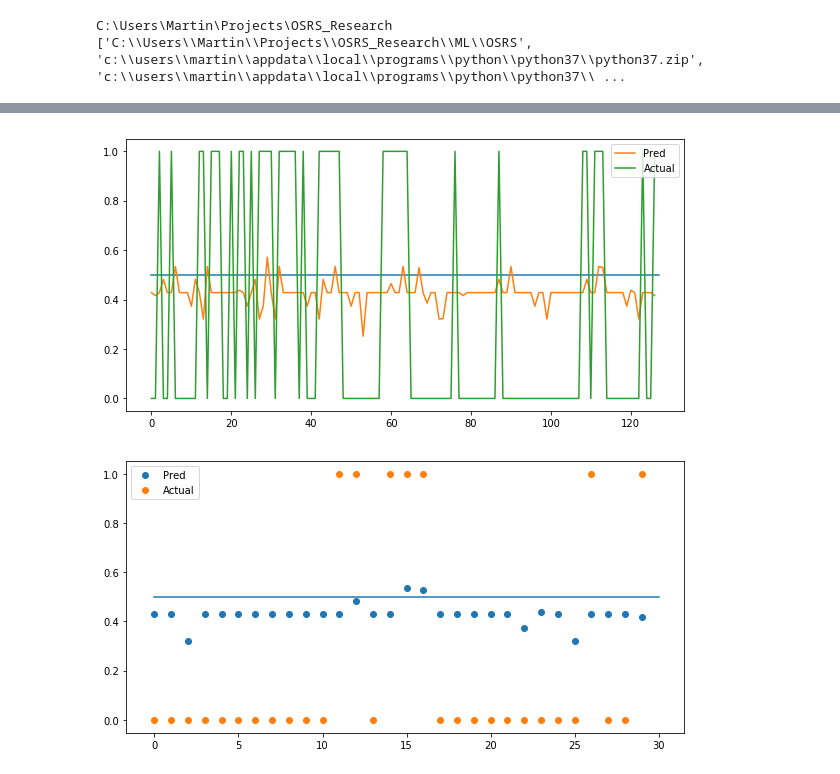
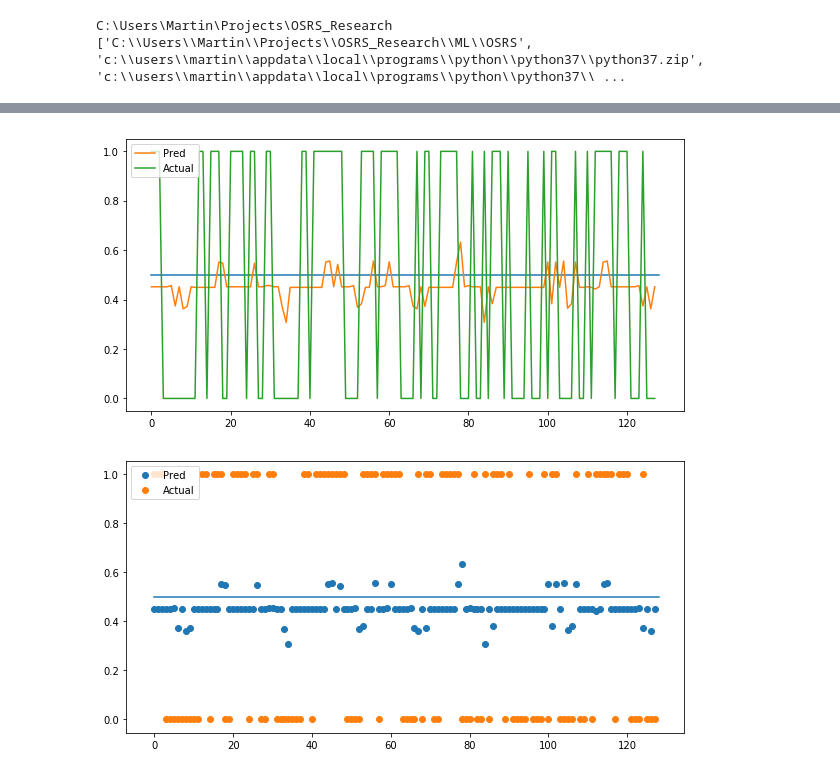
Before and after one commit to rmmartin02/OSRS_Research, a Jupyter notebook: ML/OSRS/Classification.ipynb, the cells around one changed output, grey strips where cells are left out. Drawn from its saved outputs; the diff is of its cells as text; code cells hidden in the pictures.

```diff
--- a/ML/OSRS/Classification.ipynb
+++ b/ML/OSRS/Classification.ipynb
@@ -94,7 +87,7 @@ for i in range(1,len(ma12)):
     if ma3[i-1]<ma12[i-1] and ma3[i]>ma12[i]:
         smaBuy.append(i)
 
-smaSignals = [0]*len(D)
+smaSignals = [0]*len(ma12)
 for a in smaSell:
     smaSignals[a] = -1
 for a in smaBuy:
@@ -115,6 +108,6 @@ plt.show()
 # %%
 kSlow, D = items.stochOscil(prices)
-kSlow = kFast[-1*len(D):]
+kSlow = kSlow[-1*len(D):]
 
 stochSell = []
 stochBuy = []
@@ -127,9 +120,9 @@ for i in range(1,len(D)):
         stochSell.append(i)
 
 stochSignals = [0]*len(D)
-for a in momSell:
+for a in stochSell:
     stochSignals[a] = -1
-for a in momBuy:
+for a in stochBuy:
     stochSignals[a] = 1
 
 plt.plot(prices[-1*len(D):])
@@ -221,11 +214,13 @@ def classify(d):
 from sklearn.preprocessing import MinMaxScaler
 scaler = MinMaxScaler(feature_range=(-1,1))
 
-features = [momSignals,smaSignals,stochSignals,macdSignals]
-for i in range(len(features)):
-    features[i] = list(scaler.fit_transform(np.array(features[i]).reshape(-1, 1)).reshape(len(features[i]),))
+#features = [changes,momSignals,smaSignals,stochSignals,macdSignals]
+#features = [changes]
+features = [smaSignals,momSignals,stochSignals,macdSignals]
+#features = [ma3,ma12,ema9,macd,mom,momMA,kSlow,D]
 
 fsizes = [1,1,1,1]
+
 x = []
 y = []
 p = []
@@ -238,10 +233,20 @@ for f in features:
     if len(f)<fMin:
         fMin=len(f)
 
+for i in range(len(features)):
+    features[i] = features[i][-1*fMin:]
+
+s1 = int(len(features[0])*.8)
+s2  =int(len(features[0])*.9)
+for i in range(len(features)):
+    features[i][:s2] = list(scaler.fit_transform(np.array(features[i][:s2]).reshape(-1, 1)).reshape(len(features[i][:s2]),))
+    features[i][s2:] = list(scaler.fit_transform(np.array(features[i][s2:]).reshape(-1, 1)).reshape(len(features[i][s2:]),))
+
 for i in range(-1*fMin+fsMax,0,1):
     xelem = []
     for j in range(len(features)):
-        xelem = xelem + features[j][i-fsizes[j]:i]
+        #print(type(xelem),type(features[j][i-fsizes[j]:i]))
+        xelem = xelem + list(features[j][i-fsizes[j]:i])
     x.append(xelem)
     y.append(classify(changes[i]))
     p.append(prices[i])
@@ -318,6 +320,6 @@ model.compile(loss='binary_crossentropy',
 
 history = model.fit(x_train, y_train,
             validation_data=(x_val,y_val),
-            epochs=50,
+            epochs=100,
             batch_size=16)
 # %% [output]
@@ -397,19 +398,19 @@ print(p_test[:20])
 # %%
 y_pred = model.predict(x_test)
 plt.plot([0, len(y_pred)], [.5, .5])
 plt.plot(y_pred,label='Pred')
 plt.plot(y_test,label='Actual')
 plt.legend()
 plt.show()
-plt.plot([0, len(y_test[-30:])], [.5, .5])
-plt.scatter(range(len(y_test[-30:])),y_pred[-30:],label='Pred')
-plt.scatter(range(len(y_test[-30:])),y_test[-30:],label='Actual')
+plt.plot([0, len(y_test)], [.5, .5])
+plt.scatter(range(len(y_test)),y_pred,label='Pred')
+plt.scatter(range(len(y_test)),y_test,label='Actual')
 #plt.plot(y_test[-31:],label='Actual-1')
 plt.legend()
 plt.show()
 # %% [output]
-[figure, old version]
+[figure, new version]
-[figure, old version]
+[figure, new version]
 # %%
 import util.trading_systems as ts
 
```
Also changed, not shown: parts of 21 cells of this notebook, 8 other files.
